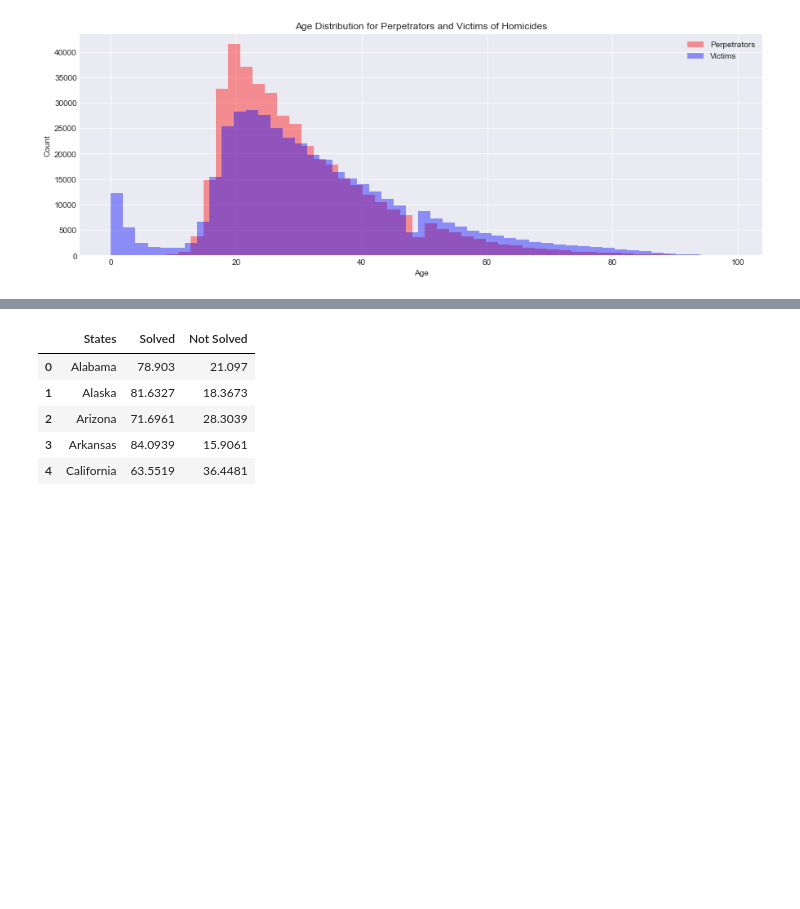
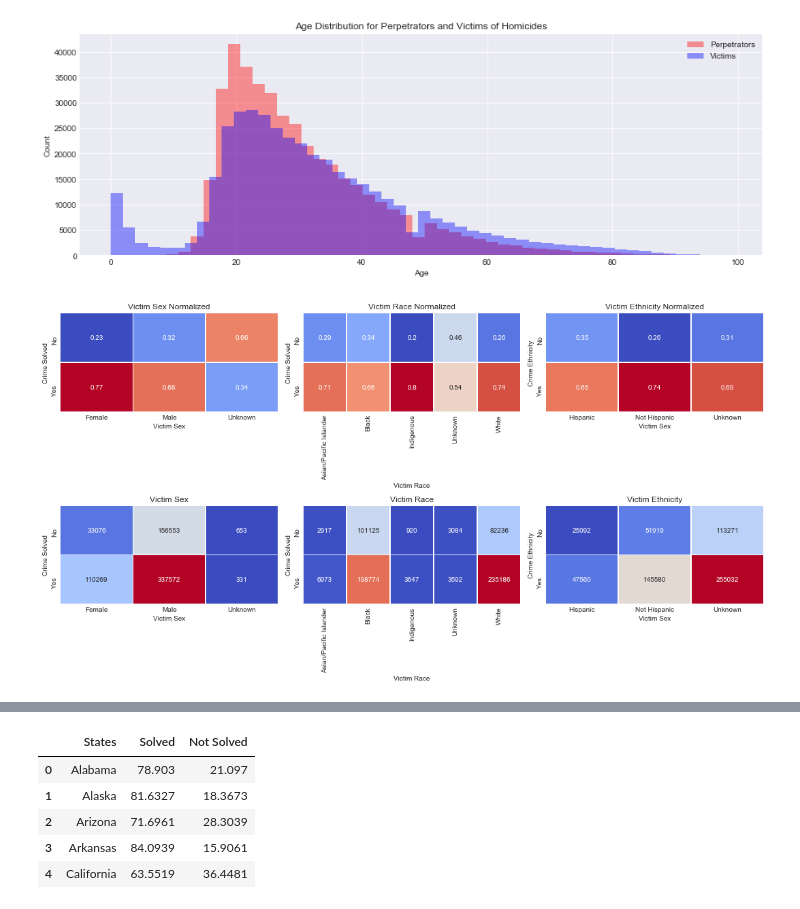
Before and after one commit to Trancefiend/Unit-3, a Jupyter notebook: Homicide Capstone.ipynb, the cells around one changed output, grey strips where cells are left out. Drawn from its saved outputs; the diff is of its cells as text; code cells hidden in the pictures; blank space fills up the shorter version.

```diff
--- a/Homicide Capstone.ipynb
+++ b/Homicide Capstone.ipynb
@@ -151,4 +177,47 @@ def heatmap_plot(col1, col2):
     crosstab = pd.crosstab(df[col1], df[col2])
     plot = sns.heatmap(crosstab, annot=True, linewidths=.5, cmap='coolwarm', cbar=False, fmt='d')
     return plot
+# %%
+plt.figure(figsize=(15, 8))
+
+plt.subplot(2, 3, 1)
+norm_heatmap_plot('crime_solved', 'victim_sex')
+plt.title('Victim Sex Normalized')
+plt.xlabel('Victim Sex')
+plt.ylabel('Crime Solved')
+
+plt.subplot(2, 3, 2)
+norm_heatmap_plot('crime_solved', 'victim_race')
+plt.title('Victim Race Normalized')
+plt.xlabel('Victim Race')
+plt.ylabel('Crime Solved')
+
+plt.subplot(2, 3, 3)
+norm_heatmap_plot('crime_solved', 'victim_ethnicity')
+plt.title('Victim Ethnicity Normalized')
+plt.xlabel('Victim Sex')
+plt.ylabel('Crime Ethnicity')
+
+plt.subplot(2, 3, 4)
+heatmap_plot('crime_solved', 'victim_sex')
+plt.title('Victim Sex')
+plt.xlabel('Victim Sex')
+plt.ylabel('Crime Solved')
+
+plt.subplot(2, 3, 5)
+heatmap_plot('crime_solved', 'victim_race')
+plt.title('Victim Race')
+plt.xlabel('Victim Race')
+plt.ylabel('Crime Solved')
+
+plt.subplot(2, 3, 6)
+heatmap_plot('crime_solved', 'victim_ethnicity')
+plt.title('Victim Ethnicity')
+plt.xlabel('Victim Sex')
+plt.ylabel('Crime Ethnicity')
+
+plt.tight_layout()
+plt.show()
+# %% [output]
+[figure, added]
 # %%
```
Also changed, not shown: parts of 28 cells of this notebook.
